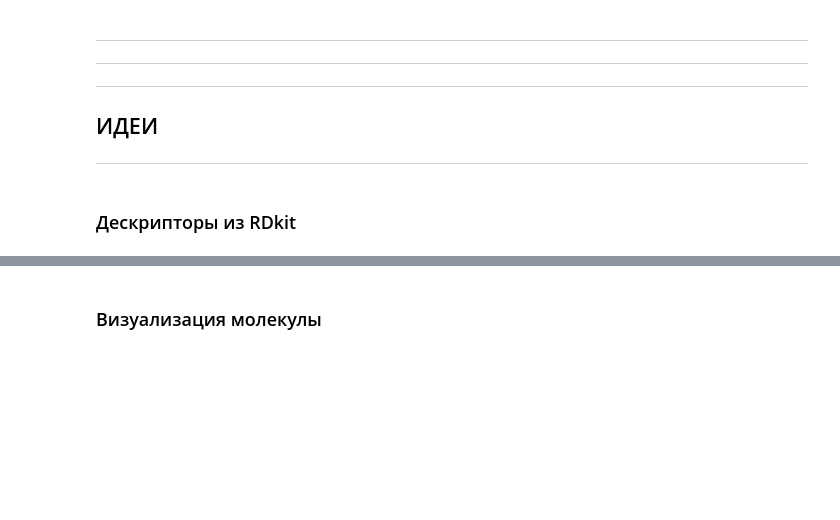
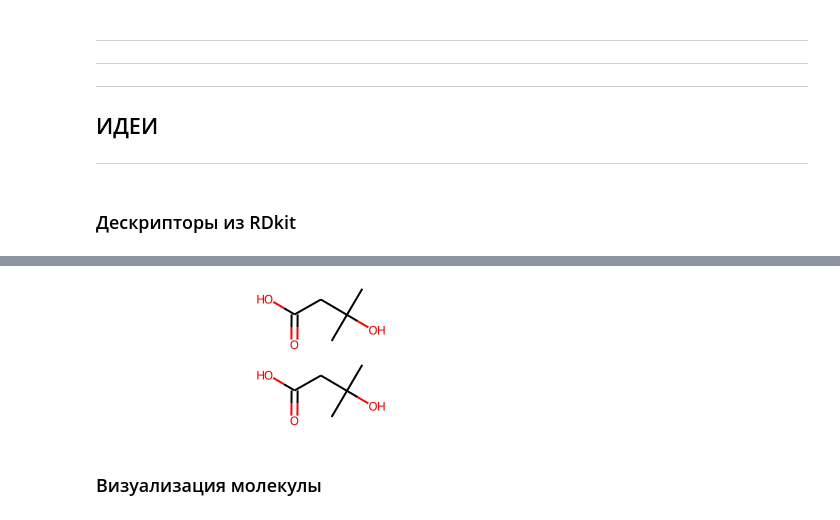
Before and after one commit to akitim/Ligand_activity_prediction_GlobalAI2022, a Jupyter notebook: ligand_activity_prediction.ipynb, the cells around one changed output, grey strips where cells are left out. Cells and saved outputs as stored; diff of their text form; code cells hidden in the pictures; blank space fills up the shorter version.

```diff
--- a/ligand_activity_prediction.ipynb
+++ b/ligand_activity_prediction.ipynb
@@ -563,3 +558,7 @@ dscr3D.rdMolDescriptors.CalcMORSE(mol)
+# %%
+data_
+# %% [output]
+[figure, added]
 # %% [markdown]
 ### Визуализация молекулы
 # %%
```
Also changed, not shown: parts of 24 cells of this notebook.
